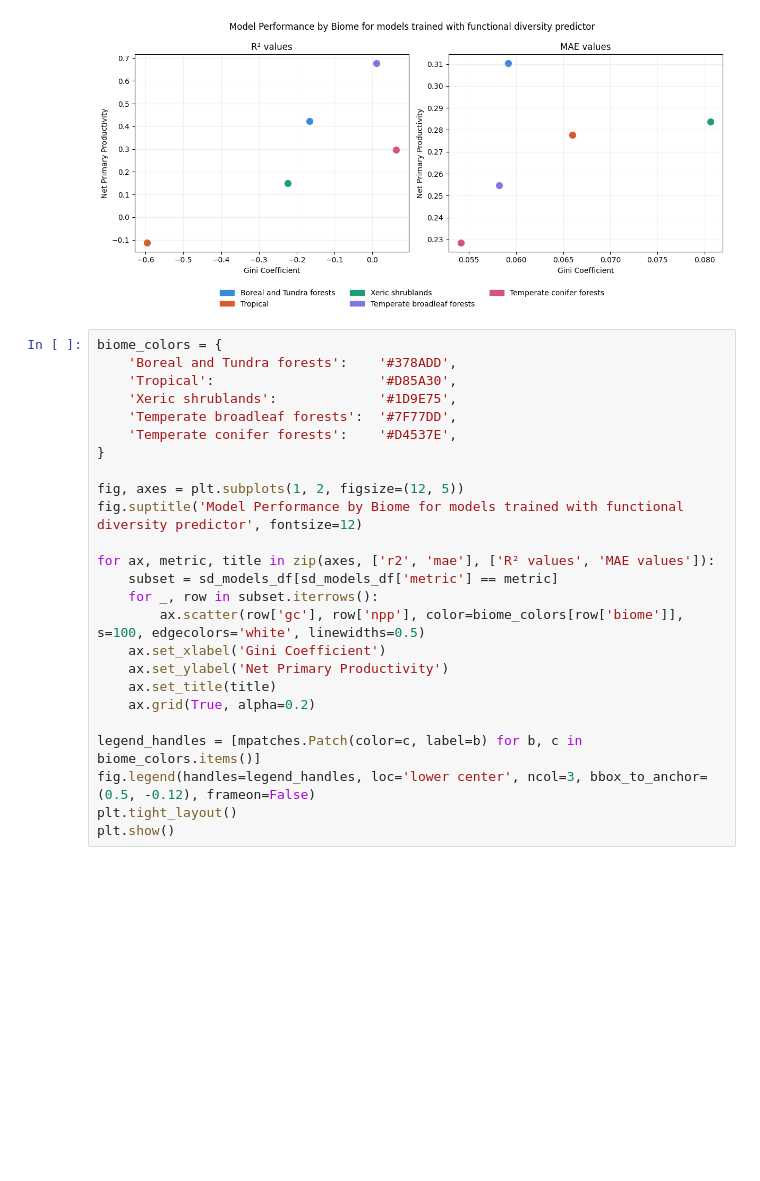
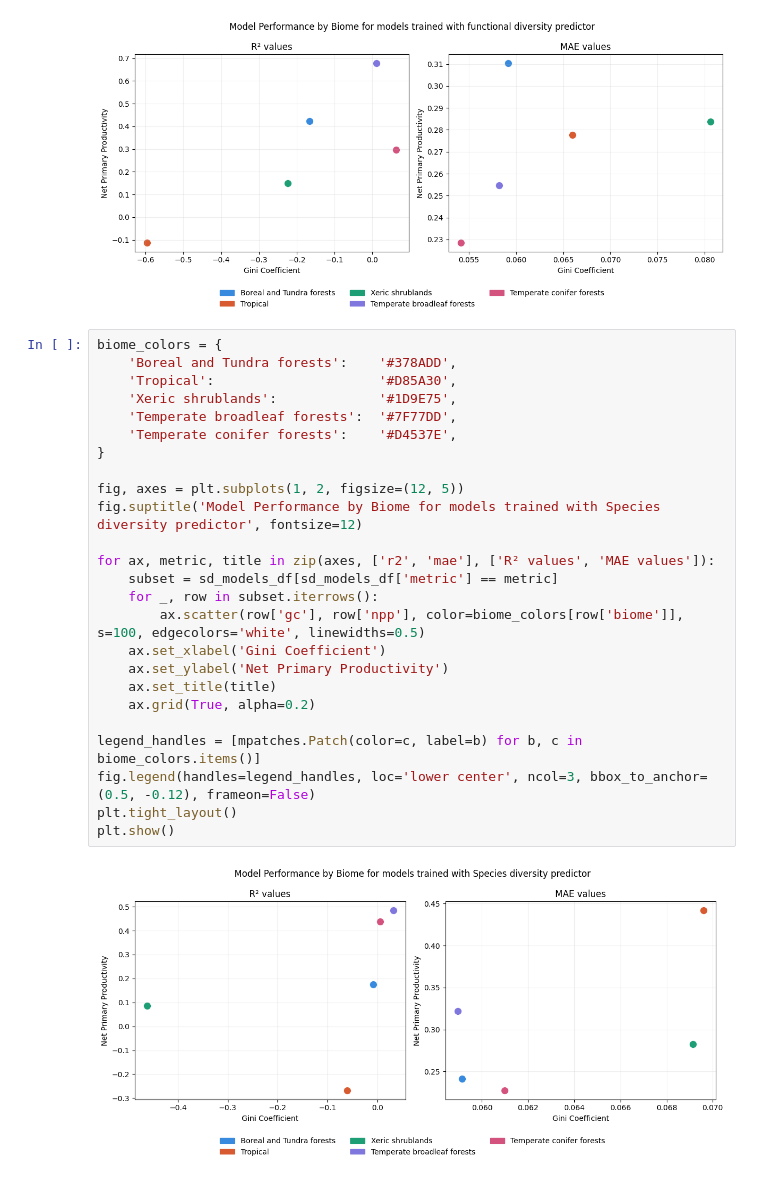
Before and after one commit to qiulinlx/FD_Stability, a Jupyter notebook: model_notebook.ipynb, the cells around one changed output. Cells and saved outputs as stored; diff of their text form; blank space fills up the shorter version.

```diff
--- a/model_notebook.ipynb
+++ b/model_notebook.ipynb
@@ -367,25 +368,27 @@ plt.show()
 # %%
 biome_colors = {
     'Boreal and Tundra forests':    '#378ADD',
     'Tropical':                     '#D85A30',
     'Xeric shrublands':             '#1D9E75',
     'Temperate broadleaf forests':  '#7F77DD',
     'Temperate conifer forests':    '#D4537E',
 }
 
 fig, axes = plt.subplots(1, 2, figsize=(12, 5))
-fig.suptitle('Model Performance by Biome for models trained with functional diversity predictor', fontsize=12)
+fig.suptitle('Model Performance by Biome for models trained with Species diversity predictor', fontsize=12)
 
 for ax, metric, title in zip(axes, ['r2', 'mae'], ['R² values', 'MAE values']):
     subset = sd_models_df[sd_models_df['metric'] == metric]
     for _, row in subset.iterrows():
         ax.scatter(row['gc'], row['npp'], color=biome_colors[row['biome']], s=100, edgecolors='white', linewidths=0.5)
     ax.set_xlabel('Gini Coefficient')
     ax.set_ylabel('Net Primary Productivity')
     ax.set_title(title)
     ax.grid(True, alpha=0.2)
 
 legend_handles = [mpatches.Patch(color=c, label=b) for b, c in biome_colors.items()]
 fig.legend(handles=legend_handles, loc='lower center', ncol=3, bbox_to_anchor=(0.5, -0.12), frameon=False)
 plt.tight_layout()
 plt.show()
+# %% [output]
+[figure, added]
```
Also changed, not shown: parts of 5 cells of this notebook, 2 other files.
